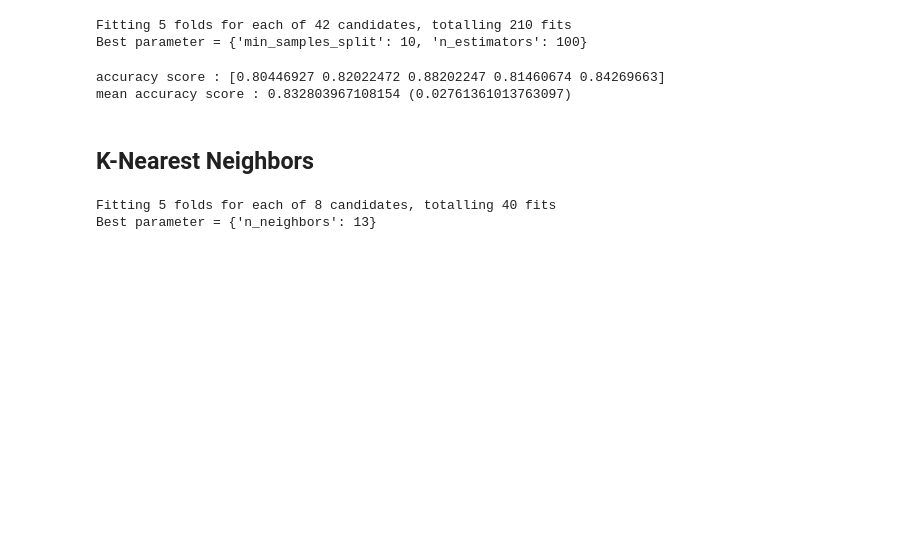
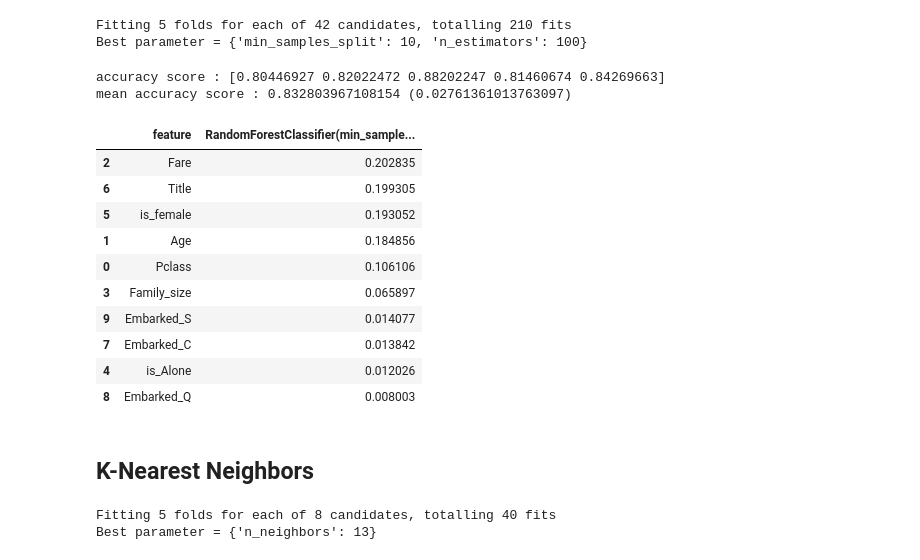
Before and after one commit to agnagigih/Portofolio, a Jupyter notebook: titanic-passengers.ipynb, the cells around one changed output. Drawn from its saved outputs; the diff is of its cells as text; code cells hidden in the pictures; blank space fills up the shorter version.

```diff
--- a/titanic-passengers.ipynb
+++ b/titanic-passengers.ipynb
@@ -431,6 +430,17 @@ def accuracy(model):
     acc = cross_val_score(model, X_train, y_train, cv=5, scoring='accuracy')
     print(f'accuracy score : {acc}')
     print(f'mean accuracy score : {np.mean(acc)} ({np.std(acc)})')
+# %%
+def feature_importances(model):
+    importances = model.feature_importances_
+    feature_names = X_train.columns.values
+
+    df_feature_importance = pd.DataFrame(index=range(len(feature_names)), columns=['feature', f'{model} importance'])
+    df_feature_importance['feature'] = feature_names
+    df_feature_importance[f'{model} importance'] = importances
+    df_all_features = df_feature_importance.sort_values(by=f'{model} importance', ascending=False)
+
+    return df_all_features
 # %% [markdown]
 ## Random Forest
 # %%
@@ -455,6 +465,21 @@ accuracy(randfore)
 # %% [output]
 accuracy score : [0.80446927 0.82022472 0.88202247 0.81460674 0.84269663]
 mean accuracy score : 0.832803967108154 (0.02761361013763097)
+# %%
+randfore.fit(X_train, y_train)
+feature_importances(randfore)
+# %% [output]
+|  | feature | RandomForestClassifier(min_sample... |
+| 2 | Fare | 0.202835 |
+| 6 | Title | 0.199305 |
+| 5 | is_female | 0.193052 |
+| 1 | Age | 0.184856 |
+| 0 | Pclass | 0.106106 |
+| 3 | Family_size | 0.065897 |
+| 9 | Embarked_S | 0.014077 |
+| 7 | Embarked_C | 0.013842 |
+| 4 | is_Alone | 0.012026 |
+| 8 | Embarked_Q | 0.008003 |
 # %% [markdown]
 ## K-Nearest Neighbors
 # %%
```
Also changed, not shown: parts of 11 cells of this notebook.
